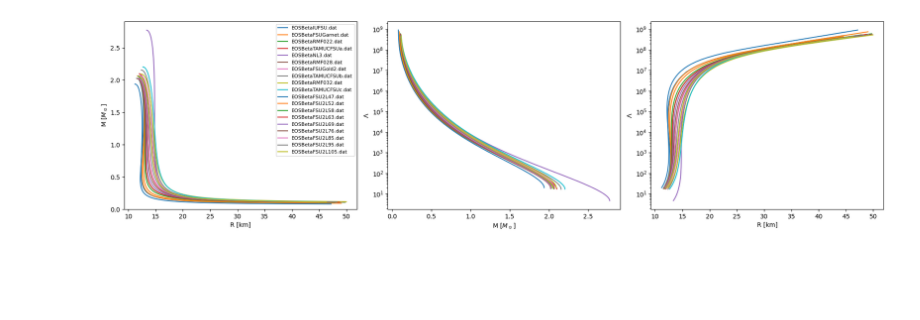
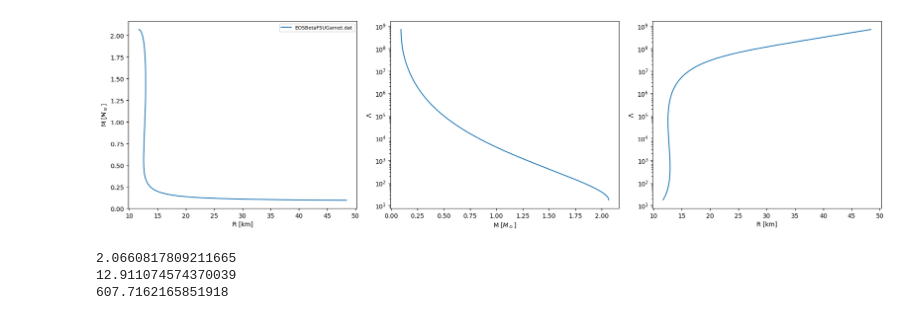
Before and after one commit to vetridevesh-oss/Neutron-Star-Solver, a Jupyter notebook: scifair_sandbox.ipynb, the cells around one changed output. Cells and saved outputs as stored; diff of their text form; code cells hidden in the pictures; blank space fills up the shorter version.

```diff
--- a/scifair_sandbox.ipynb
+++ b/scifair_sandbox.ipynb
@@ -1,7 +1,17 @@
 # %%
 import time
 from neutronstar_solver import compare_eos
 
-returns = compare_eos(["EOSBetaIUFSU.dat", "EOSBetaFSUGarnet.dat", "EOSBetaRMF022.dat", "EOSBetaTAMUCFSUa.dat", "EOSBetaNL3.dat", "EOSBetaRMF028.dat", "EOSBetaFSUGold2.dat", "EOSBetaTAMUCFSUb.dat", "EOSBetaRMF032.dat", "EOSBetaTAMUCFSUc.dat", "EOSBetaFSU2L47.dat", "EOSBetaFSU2L52.dat", "EOSBetaFSU2L58.dat", "EOSBetaFSU2L63.dat", "EOSBetaFSU2L69.dat", "EOSBetaFSU2L76.dat", "EOSBetaFSU2L85.dat", "EOSBetaFSU2L95.dat", "EOSBetaFSU2L105.dat"])
+returns = compare_eos(["EOSBetaFSUGarnet.dat"])
 # %% [output]
-[figure, old version]
+[figure, new version]
+# %%
+nl3 = returns["EOSBetaFSUGarnet.dat"]
+
+print(nl3["Mmax"])
+print(nl3["R1.4"])
+print(nl3["Lambda1.4"])
+# %% [output]
+2.0660817809211665
+12.911074574370039
+607.7162165851918
```
Also changed, not shown: 4 other files.
